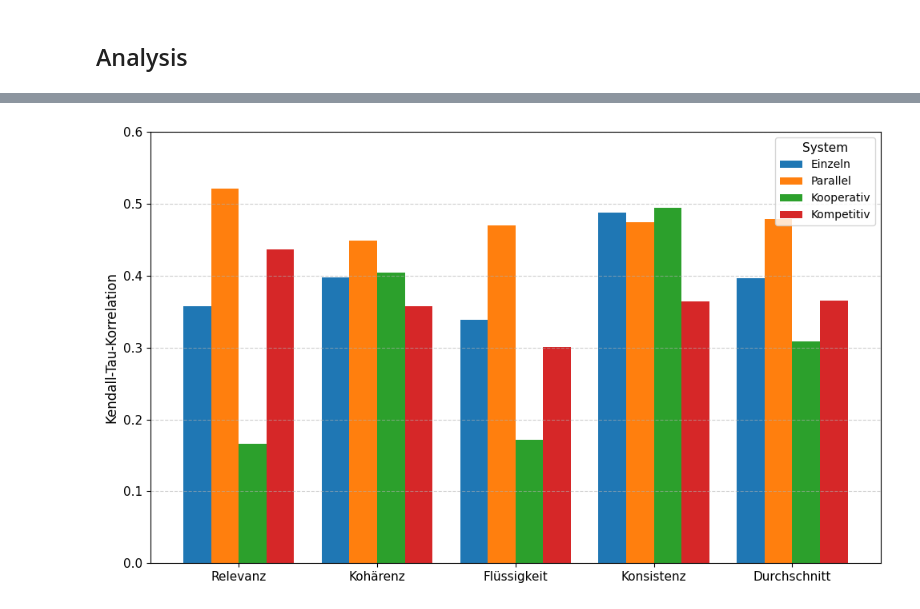
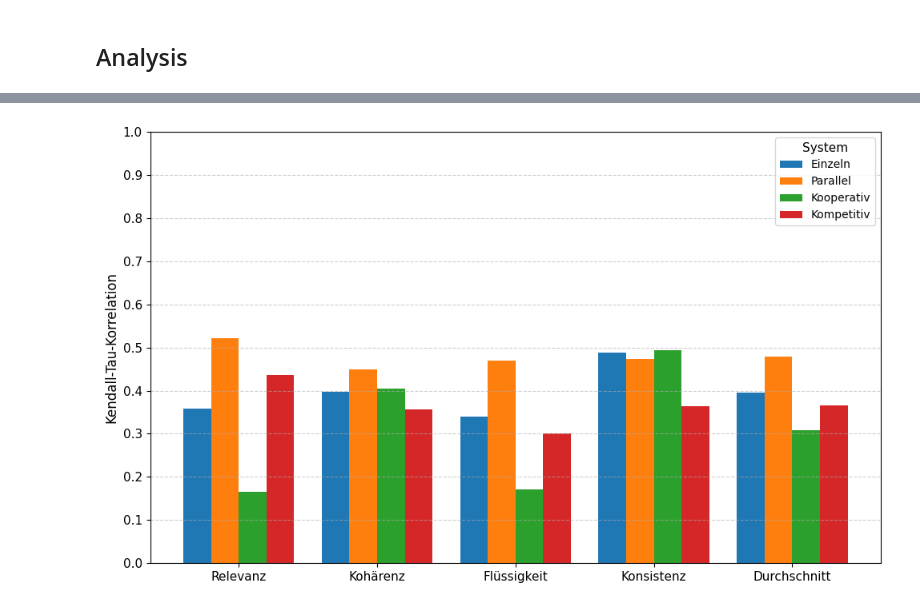
Before and after one commit to nikobiebl/Bachelorarbeit, a Jupyter notebook: SummEval/results.ipynb, the cells around one changed output, grey strips where cells are left out. Cells and saved outputs as stored; diff of their text form; code cells hidden in the pictures.

```diff
--- a/SummEval/results.ipynb
+++ b/SummEval/results.ipynb
@@ -163,48 +164,41 @@ System (avg) (all): 2.333
 # %%
 # German labels for dimensions and average
 dimension_labels_de = ["Relevanz", "Kohärenz", "Flüssigkeit", "Konsistenz", "Durchschnitt"]
 dimensions = ["relevance", "coherence", "fluency", "consistency", "average"]
 
-# Mapping from English system names to German
-system_namen_de = {
+# Mapping from English to German system names
+system_names_de = {
     "Single": "Einzeln",
     "Parallel": "Parallel",
     "Cooperative": "Kooperativ",
     "Competitive": "Kompetitiv"
 }
 
-# Translate system names for display
-systems = [system_namen_de[s] for s in kendall_df["system"].tolist()]
-
-x = range(len(dimensions))
+# Bar positions and layout
+x = np.arange(len(dimensions))
 bar_width = 0.2
 offsets = [-1.5, -0.5, 0.5, 1.5]
 
 plt.figure(figsize=(10, 6))
 
-# Plot bars for each system
-for i, orig_system in enumerate(kendall_df["system"]):
-    values = kendall_df.loc[kendall_df["system"] == orig_system, dimensions].values.flatten()
-    plt.bar(
-        [pos + offsets[i] * bar_width for pos in x],
-        values,
-        width=bar_width,
-        label=system_namen_de[orig_system]
-    )
+# Plot grouped bars per system
+for i, system_key in enumerate(kendall_df["system"]):
+    values = kendall_df.loc[kendall_df["system"] == system_key, dimensions].values.flatten()
+    positions = x + offsets[i] * bar_width
+    plt.bar(positions, values, width=bar_width, label=system_names_de[system_key])
 
-# Configure axes and layout
+# Configure axes and labels
 plt.xticks(ticks=x, labels=dimension_labels_de, fontsize=11)
-plt.yticks(np.arange(0.0, 0.61, 0.1), fontsize=11)
-plt.ylim(0.0, 0.6)
+plt.yticks(np.arange(0.0, 1.01, 0.1), fontsize=11)
+plt.ylim(0.0, 1.0)
 plt.ylabel("Kendall-Tau-Korrelation", fontsize=12)
-# plt.title("Vergleich der Kendall-Tau-Korrelation pro Dimension und System", fontsize=13)
+
 plt.grid(axis="y", linestyle="--", alpha=0.6)
 plt.legend(title="System", fontsize=10, title_fontsize=11, loc="upper right")
 plt.tight_layout()
-
 plt.show()
 # %% [output]
-[figure, old version]
+[figure, new version]
 # %%
 # German labels for dimensions and average
 dimension_labels_de = ["Relevanz", "Kohärenz", "Flüssigkeit", "Konsistenz", "Durchschnitt"]
```
Also changed, not shown: parts of 2 cells of this notebook, 1 other file.
